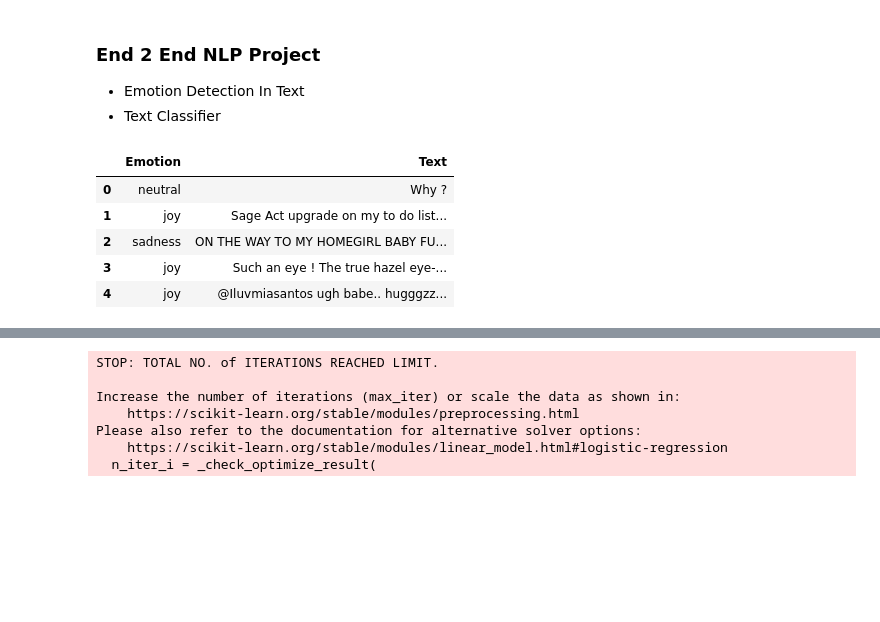
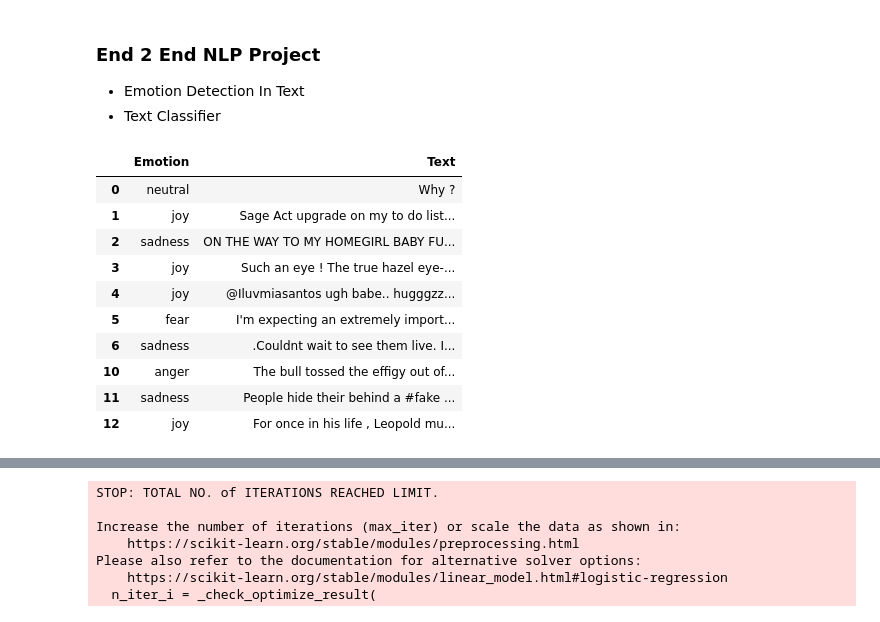
Before and after one commit to neharaut00/VoiceAlert, a Jupyter notebook: ML models/sentiment_anal_text.ipynb, the cells around one changed output, grey strips where cells are left out. Saved outputs shown, nothing was run; the diff lists cells and outputs as text; code cells hidden in the pictures; blank space fills up the shorter version.

```diff
--- a/ML models/sentiment_anal_text.ipynb
+++ b/ML models/sentiment_anal_text.ipynb
@@ -25,15 +25,22 @@ from sklearn.metrics import accuracy_score,classification_report,confusion_matri
 # %%
 # Load Dataset
 df = pd.read_csv("data/emotion_dataset_raw.csv")
+# %%
+df=df[df['Emotion']!='surprise']
 # %%
-df.head()
+df.head(10)
 # %% [output]
 |  | Emotion | Text |
 | 0 | neutral | Why ? |
 | 1 | joy | Sage Act upgrade on my to do list... |
 | 2 | sadness | ON THE WAY TO MY HOMEGIRL BABY FU... |
 | 3 | joy | Such an eye ! The true hazel eye-... |
 | 4 | joy | @Iluvmiasantos ugh babe.. hugggzz... |
+| 5 | fear | I'm expecting an extremely import... |
+| 6 | sadness | .Couldnt wait to see them live. I... |
+| 10 | anger | The bull tossed the effigy out of... |
+| 11 | sadness | People hide their behind a #fake ... |
+| 12 | joy | For once in his life , Leopold mu... |
 # %%
 # Value Counts
 df['Emotion'].value_counts()
```
Also changed, not shown: parts of 8 cells of this notebook, 1 other file.
